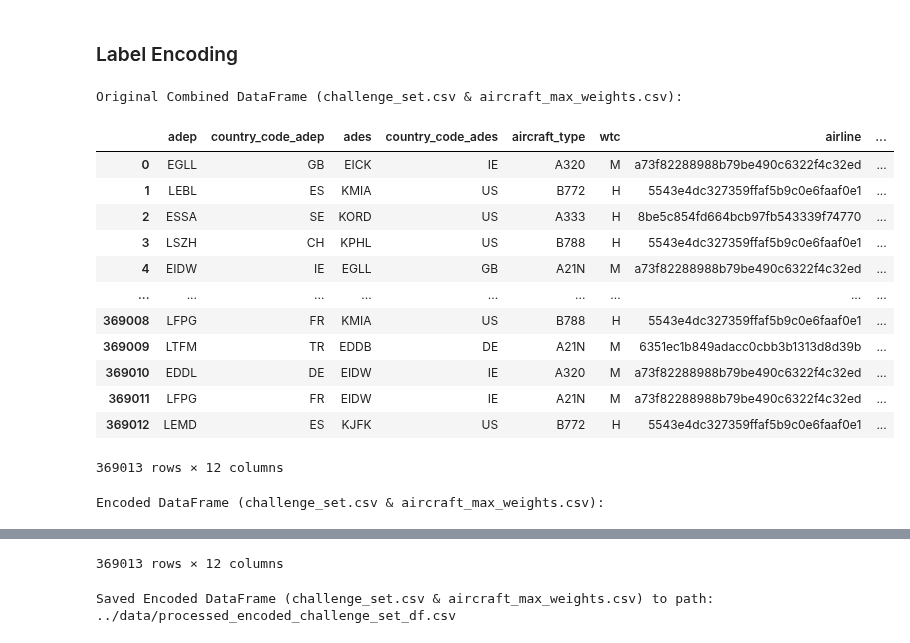
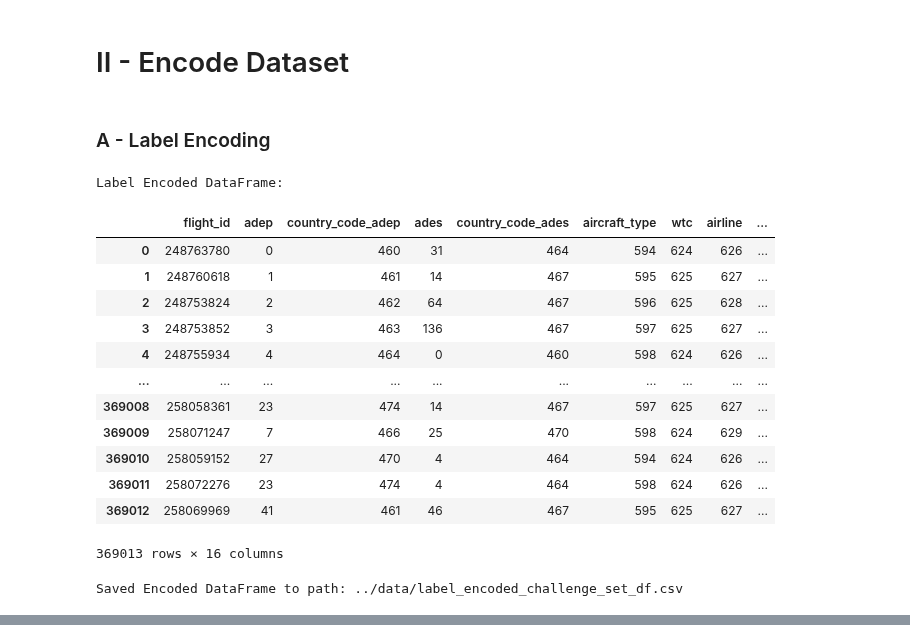
Before and after one commit to MohammedGuniem/PRC-Challenge, a Jupyter notebook: notebooks/Process Dataset.ipynb, the cells around one changed output, grey strips where cells are left out. Saved outputs shown, nothing was run; the diff lists cells and outputs as text; code cells hidden in the pictures.

```diff
--- a/notebooks/Process Dataset.ipynb
+++ b/notebooks/Process Dataset.ipynb
@@ -74,0 +66,19 @@ Saved Combined DataFrame (challenge_set.csv & aircraft_max_weights.csv) tp path:
+# %%
+aircraft_max_weights = pd.read_csv("../data/aircraft_max_weights.csv")[['Type', 'MTOW [kg]']]
+print("Row (aircraft_max_weights.csv) DataFrame:")
+display(aircraft_max_weights)
+
+combined_challenge_set_df = processed_challenge_set_df.copy()
+combined_challenge_set_df['aircraft_max_weight'] = np.inf
+for index, row in combined_challenge_set_df.iterrows():
+    aircraft_type = row['aircraft_type']
+    for _, aircraft_max_weights_row in aircraft_max_weights.iterrows():
+        if aircraft_type in aircraft_max_weights_row['Type']:
+            combined_challenge_set_df.at[index, 'aircraft_max_weight'] = np.int64(aircraft_max_weights_row['MTOW [kg]'])
+            break
+print("Combined (challenge_set.csv & aircraft_max_weights.csv) DataFrame:")
+display(combined_challenge_set_df)
+
+path = "../data/combined_challenge_set_df.csv"
+combined_challenge_set_df.to_csv(path, index=False)
+print("Saved Combined DataFrame (challenge_set.csv & aircraft_max_weights.csv) to path:", path)
@@ -75,43 +115,43 @@ Saved Combined DataFrame (challenge_set.csv & aircraft_max_weights.csv) tp path:
+# %% [markdown]
+<h1>II - Encode Dataset</h1>
 # %% [markdown]
-<h3>Label Encoding</h3>
+<h3>A - Label Encoding</h3>
 # %%
 # Identify string columns
-string_columns = challenge_set_df.select_dtypes(include=['object']).columns
+string_columns = combined_challenge_set_df.select_dtypes(include=['object']).columns
 
 # Create a global mapping for encoding
-unique_values = pd.unique(challenge_set_df[string_columns].values.ravel('K'))
+unique_values = pd.unique(combined_challenge_set_df[string_columns].values.ravel('K'))
 value_to_int = {value: idx for idx, value in enumerate(unique_values)}
 
 # Define a function to encode values
 def encode_value(value):
     return value_to_int.get(value, value)  # Encode string values, keep other values unchanged
 
 # Apply encoding only to string columns
-df_encoded = challenge_set_df.copy()  # Create a copy of the original DataFrame
-df_encoded[string_columns] = df_encoded[string_columns].map(encode_value)
+label_encoded_df = combined_challenge_set_df.copy()  # Create a copy of the original DataFrame
+label_encoded_df[string_columns] = label_encoded_df[string_columns].map(encode_value)
 
-print("Original Combined DataFrame (challenge_set.csv & aircraft_max_weights.csv):")
-display(challenge_set_df)
+print("Label Encoded DataFrame:")
+display(label_encoded_df)
 
-print("\nEncoded DataFrame (challenge_set.csv & aircraft_max_weights.csv):")
-display(df_encoded)
-
-path = "../data/processed_encoded_challenge_set_df.csv"
-df_encoded.to_csv(path, index=False)
-print("Saved Encoded DataFrame (challenge_set.csv & aircraft_max_weights.csv) to path:", path)
+# Store the result in a CSV file
+path = "../data/label_encoded_challenge_set_df.csv"
+label_encoded_df.to_csv(path, index=False)
+print("Saved Encoded DataFrame to path:", path)
 # %% [output]
-Original Combined DataFrame (challenge_set.csv & aircraft_max_weights.csv):
+Label Encoded DataFrame:
-|  | adep | country_code_adep | ades | country_code_ades | aircraft_type | wtc | airline | ... |
-| 0 | EGLL | GB | EICK | IE | A320 | M | a73f82288988b79be490c6322f4c32ed | ... |
-| 1 | LEBL | ES | KMIA | US | B772 | H | 5543e4dc327359ffaf5b9c0e6faaf0e1 | ... |
-| 2 | ESSA | SE | KORD | US | A333 | H | 8be5c854fd664bcb97fb543339f74770 | ... |
-| 3 | LSZH | CH | KPHL | US | B788 | H | 5543e4dc327359ffaf5b9c0e6faaf0e1 | ... |
-| 4 | EIDW | IE | EGLL | GB | A21N | M | a73f82288988b79be490c6322f4c32ed | ... |
-| ... | ... | ... | ... | ... | ... | ... | ... | ... |
-| 369008 | LFPG | FR | KMIA | US | B788 | H | 5543e4dc327359ffaf5b9c0e6faaf0e1 | ... |
-| 369009 | LTFM | TR | EDDB | DE | A21N | M | 6351ec1b849adacc0cbb3b1313d8d39b | ... |
-| 369010 | EDDL | DE | EIDW | IE | A320 | M | a73f82288988b79be490c6322f4c32ed | ... |
-| 369011 | LFPG | FR | EIDW | IE | A21N | M | a73f82288988b79be490c6322f4c32ed | ... |
-| 369012 | LEMD | ES | KJFK | US | B772 | H | 5543e4dc327359ffaf5b9c0e6faaf0e1 | ... |
+|  | flight_id | adep | country_code_adep | ades | country_code_ades | aircraft_type | wtc | airline | ... |
+| 0 | 248763780 | 0 | 460 | 31 | 464 | 594 | 624 | 626 | ... |
+| 1 | 248760618 | 1 | 461 | 14 | 467 | 595 | 625 | 627 | ... |
+| 2 | 248753824 | 2 | 462 | 64 | 467 | 596 | 625 | 628 | ... |
+| 3 | 248753852 | 3 | 463 | 136 | 467 | 597 | 625 | 627 | ... |
+| 4 | 248755934 | 4 | 464 | 0 | 460 | 598 | 624 | 626 | ... |
+| ... | ... | ... | ... | ... | ... | ... | ... | ... | ... |
+| 369008 | 258058361 | 23 | 474 | 14 | 467 | 597 | 625 | 627 | ... |
+| 369009 | 258071247 | 7 | 466 | 25 | 470 | 598 | 624 | 629 | ... |
+| 369010 | 258059152 | 27 | 470 | 4 | 464 | 594 | 624 | 626 | ... |
+| 369011 | 258072276 | 23 | 474 | 4 | 464 | 598 | 624 | 626 | ... |
+| 369012 | 258069969 | 41 | 461 | 46 | 467 | 595 | 625 | 627 | ... |
-369013 rows × 12 columns
+369013 rows × 16 columns
-Encoded DataFrame (challenge_set.csv & aircraft_max_weights.csv):
+Saved Encoded DataFrame to path: ../data/label_encoded_challenge_set_df.csv
@@ -130,2 +157,0 @@ Encoded DataFrame (challenge_set.csv & aircraft_max_weights.csv):
-369013 rows × 12 columns
-Saved Encoded DataFrame (challenge_set.csv & aircraft_max_weights.csv) to path: ../data/processed_encoded_challenge_set_df.csv
```
Also changed, not shown: parts of 13 cells of this notebook, 11 other files.
